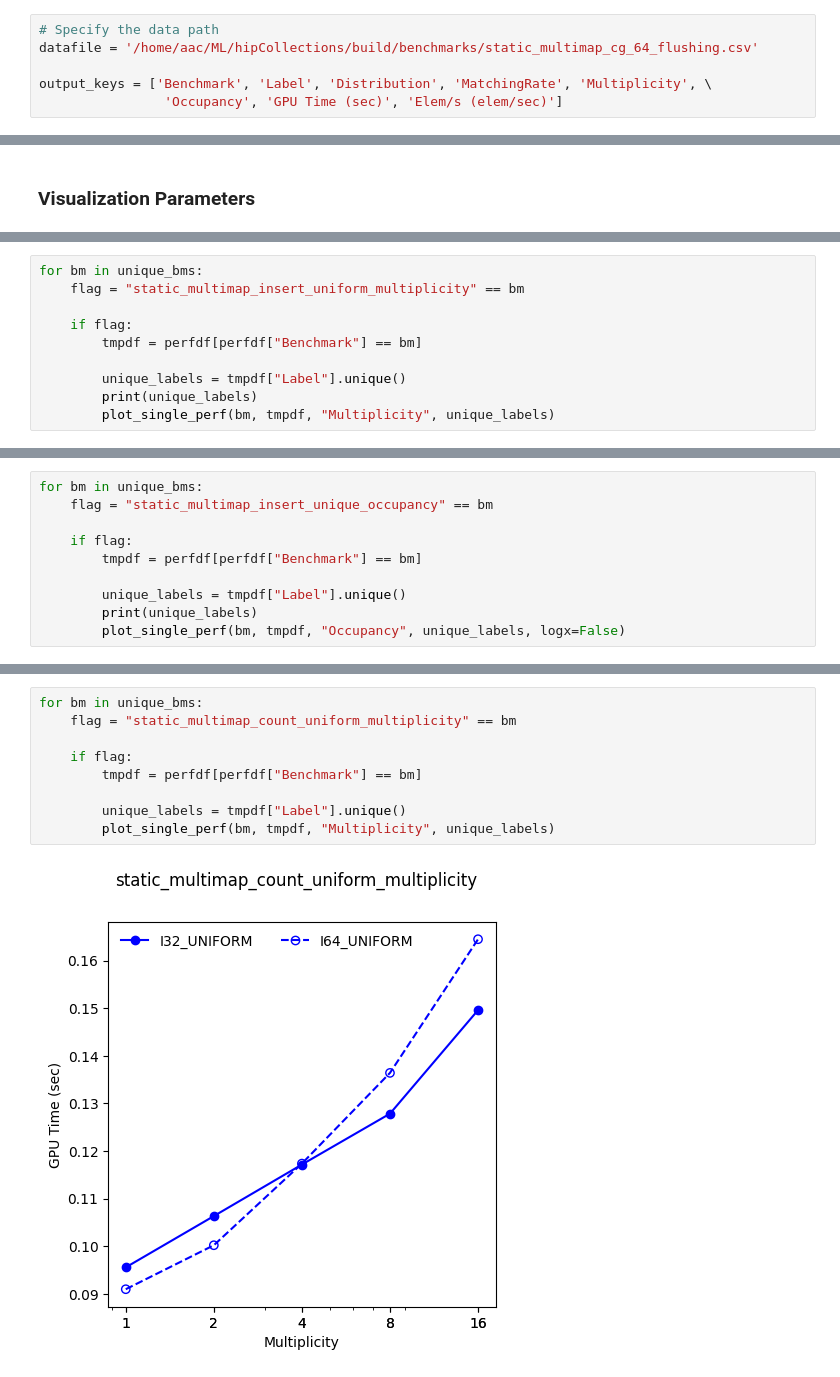
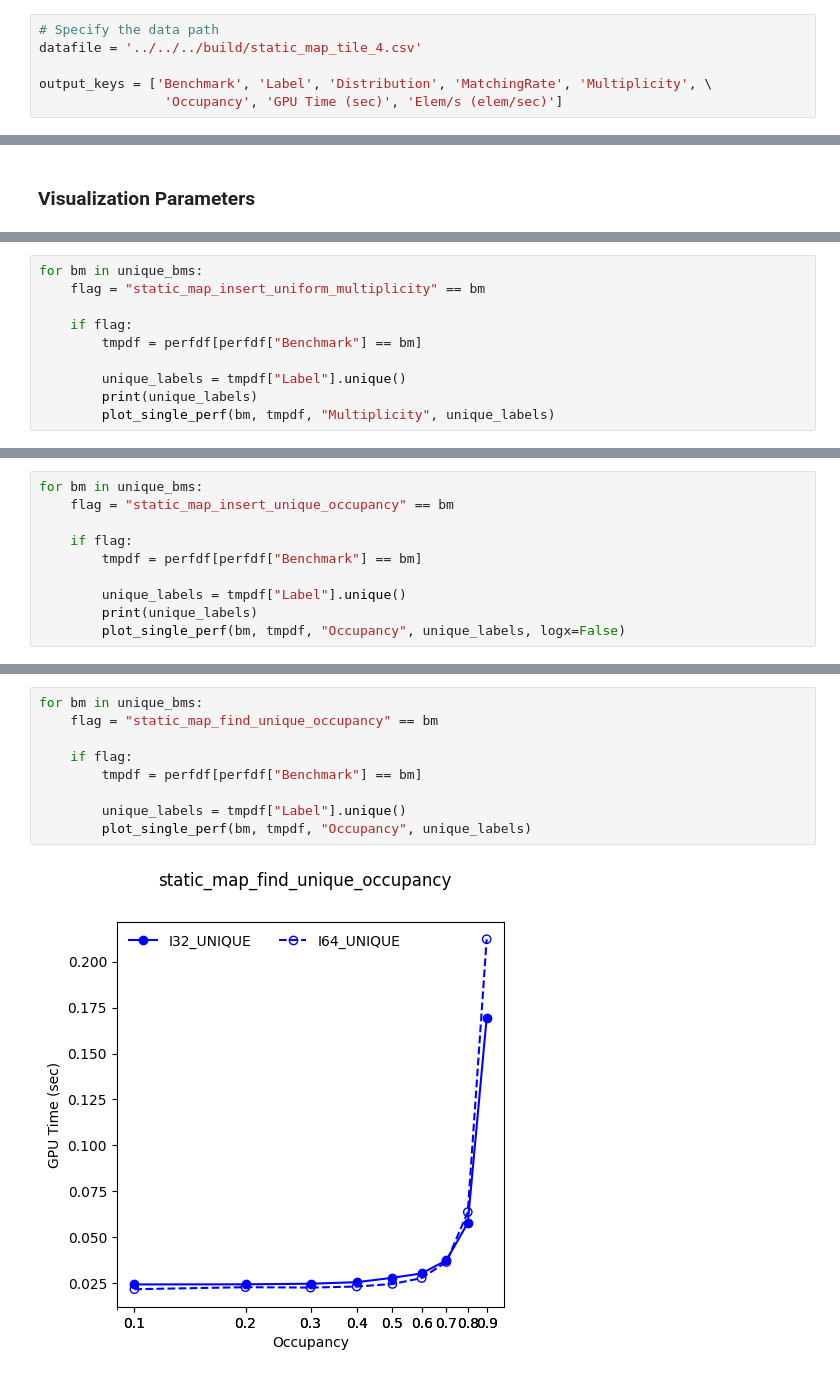
Before and after one commit to ROCm/hipCollections, a Jupyter notebook: benchmarks/analysis/notebooks/StaticMap_HIP.ipynb, the cells around one changed output, grey strips where cells are left out. Saved outputs shown, nothing was run; the diff lists cells and outputs as text.

```diff
--- a/benchmarks/analysis/notebooks/StaticMap_HIP.ipynb
+++ b/benchmarks/analysis/notebooks/StaticMap_HIP.ipynb
@@ -31,7 +13,7 @@ WARNING: Running pip as the 'root' user can result in broken permissions and con
 ### Global Parameters
 # %%
 # Specify the data path
-datafile = '/home/aac/ML/hipCollections/build/benchmarks/static_multimap_cg_64_flushing.csv'
+datafile = '../../../build/static_map_tile_4.csv'
 
 output_keys = ['Benchmark', 'Label', 'Distribution', 'MatchingRate', 'Multiplicity', \
                 'Occupancy', 'GPU Time (sec)', 'Elem/s (elem/sec)']
@@ -83,7 +60,7 @@ static_multimap_count_uniform_multiplicity
 </ul>
 # %%
 for bm in unique_bms:
-    flag = "static_multimap_insert_uniform_multiplicity" == bm
+    flag = "static_map_insert_uniform_multiplicity" == bm
 
     if flag:
         tmpdf = perfdf[perfdf["Benchmark"] == bm]
@@ -102,7 +79,7 @@ for bm in unique_bms:
 </ul>
 # %%
 for bm in unique_bms:
-    flag = "static_multimap_insert_unique_occupancy" == bm
+    flag = "static_map_insert_unique_occupancy" == bm
 
     if flag:
         tmpdf = perfdf[perfdf["Benchmark"] == bm]
@@ -124,13 +98,13 @@ for bm in unique_bms:
 </ul>
 # %%
 for bm in unique_bms:
-    flag = "static_multimap_count_uniform_multiplicity" == bm
+    flag = "static_map_find_unique_occupancy" == bm
 
     if flag:
         tmpdf = perfdf[perfdf["Benchmark"] == bm]
 
         unique_labels = tmpdf["Label"].unique()
-        plot_single_perf(bm, tmpdf, "Multiplicity", unique_labels)
+        plot_single_perf(bm, tmpdf, "Occupancy", unique_labels)
 # %% [output]
-[figure, old version]
+[figure, new version]
 # %% [markdown]
```
Also changed, not shown: parts of 23 cells of this notebook, 8 other files.
